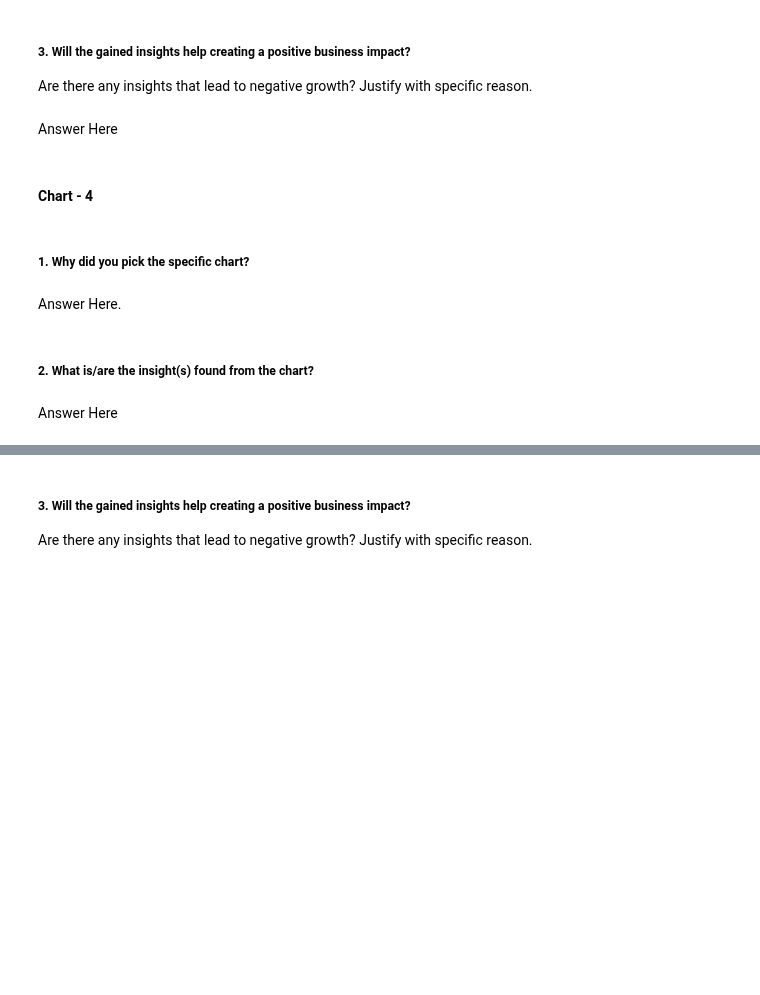
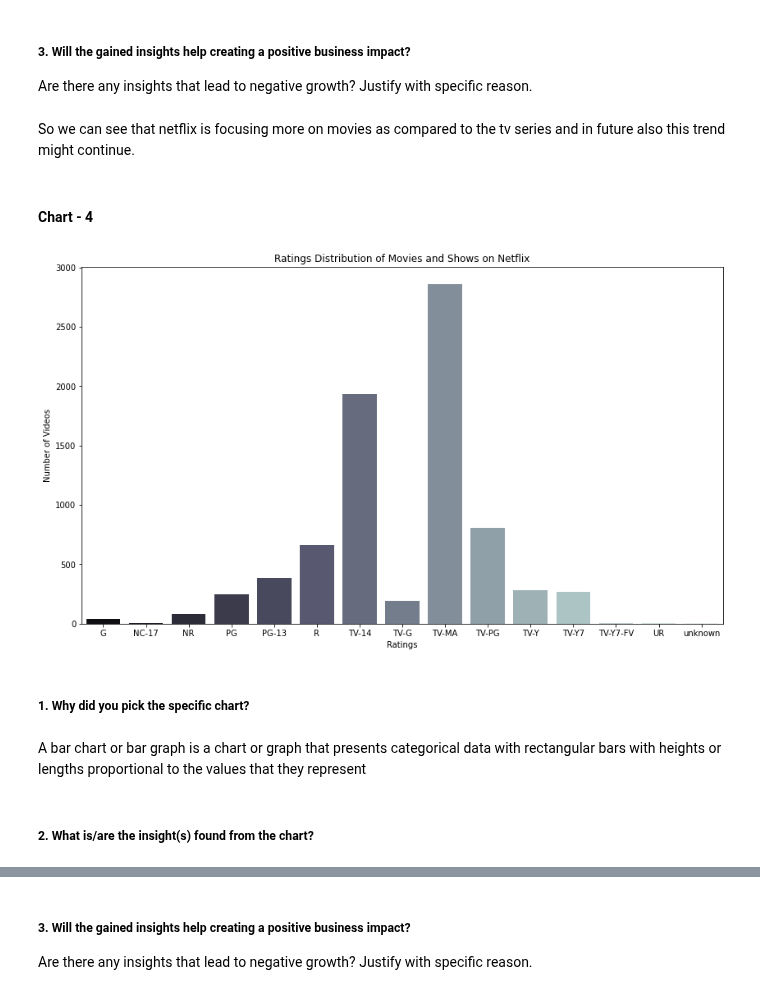
Before and after one commit to Shashank251225/NETFLIX-MOVIES-AND-TV-SHOWS-CLUSTERING, a Jupyter notebook: NETFLIX_MOVIES_AND_TV_SHOWS_CLUSTERING.ipynb, the cells around one changed output, grey strips where cells are left out. Saved outputs shown, nothing was run; the diff lists cells and outputs as text; code cells hidden in the pictures; blank space fills up the shorter version.

```diff
--- a/NETFLIX_MOVIES_AND_TV_SHOWS_CLUSTERING.ipynb
+++ b/NETFLIX_MOVIES_AND_TV_SHOWS_CLUSTERING.ipynb
@@ -479,7 +479,7 @@ Answer Here
 # %% [markdown]
 ##### 3. Will the gained insights help creating a positive business impact?
 Are there any insights that lead to negative growth? Justify with specific reason.
-# %% [markdown]
-Answer Here
+# %% [markdown]
+So we can see that netflix is focusing more on movies as compared to the tv series and in future also this trend might continue.
 # %% [markdown]
 #### Chart - 4
@@ -488,8 +486,17 @@ Answer Here
+# %%
+# Chart - 4 visualization code
+#Different Ratings on the Platform
+a = plt.figure(figsize=(14,8))
+d = df.groupby('rating').agg({'show_id':'count'}).reset_index()
+a = sns.barplot(x= d['rating'], y=d['show_id'], palette='bone')
+a = plt.title('Ratings Distribution of Movies and Shows on Netflix')
+a = plt.xlabel('Ratings')
+a = plt.ylabel('Number of Videos')
+# %% [output]
+[figure, added]
 # %% [markdown]
 ##### 1. Why did you pick the specific chart?
-# %% [markdown]
-Answer Here.
+# %% [markdown]
+A bar chart or bar graph is a chart or graph that presents categorical data with rectangular bars with heights or lengths proportional to the values that they represent
 # %% [markdown]
 ##### 2. What is/are the insight(s) found from the chart?
-# %% [markdown]
-Answer Here
```
Also changed, not shown: parts of 16 cells of this notebook.
